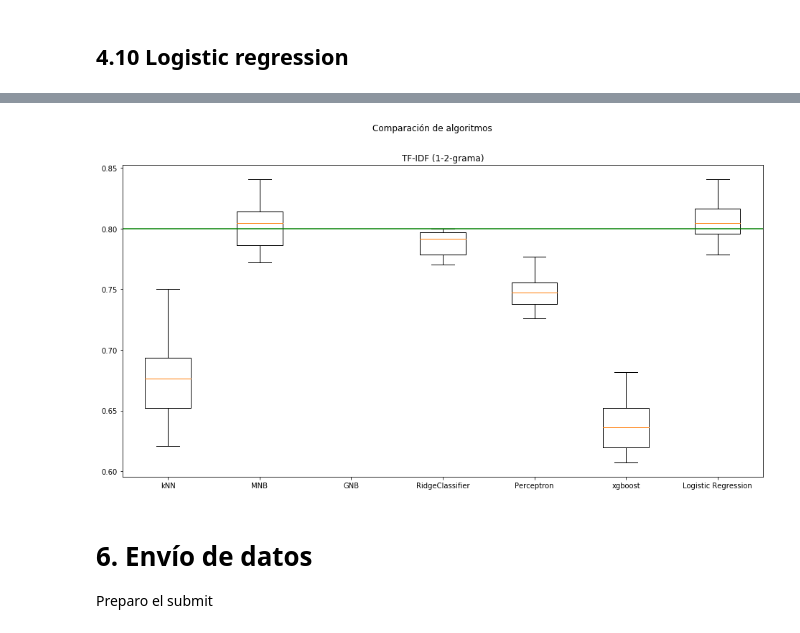
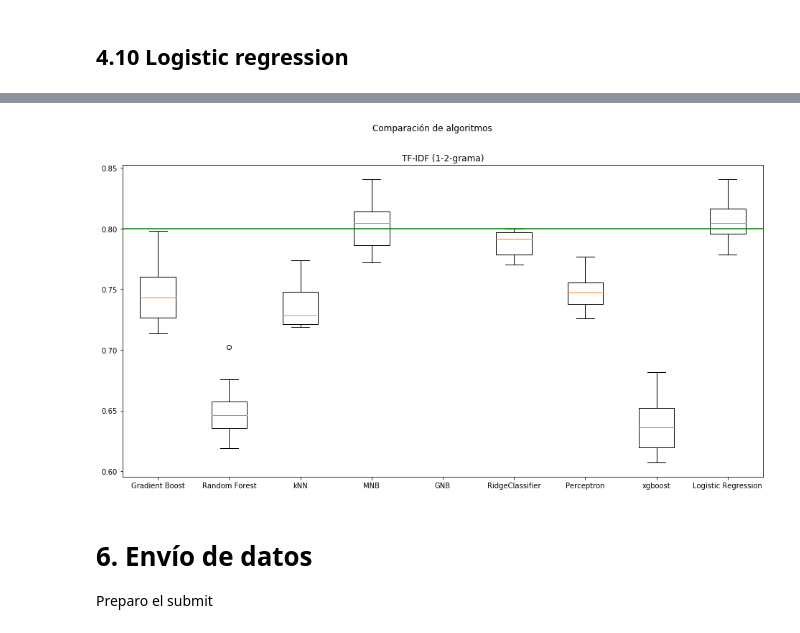
Before and after one commit to vnbarr/75.06-Datos, a Jupyter notebook: notebooks/TP2.ipynb, the cells around one changed output, grey strips where cells are left out. Cells and saved outputs as stored; diff of their text form; code cells hidden in the pictures.

Commit message:
Analisis de modelo al principio y al fin de la busqueda de hiperparametros

```diff
--- a/notebooks/TP2.ipynb
+++ b/notebooks/TP2.ipynb
@@ -1343,3 +1260,19 @@ RandomForestClassifier(max_depth=4, max_features=110, min_samples_leaf=50,
+# %%
+modelRF = {
+    "Count Vector": RandomForestClassifier(max_depth = 10),
+    "TF-IDF": RandomForestClassifier(max_depth = 10),
+    "Count Vector + ng":RandomForestClassifier(max_depth = 10),
+    "TF-IDF + ng": RandomForestClassifier(max_depth = 10),
+    "Feature Hashing":RandomForestClassifier(max_depth = 10),
+    "Word2Vec": RandomForestClassifier(max_depth = 10),
+    "Word2Vec + TF-IDF": RandomForestClassifier(max_depth = 10),
+    "Universal sentence encoder": RandomForestClassifier(max_depth=4, max_features=72, min_samples_leaf=41,
+                       min_samples_split=80, n_estimators=2000),
+    "Universal full": RandomForestClassifier(max_depth=4, max_features=113, min_samples_leaf=40,
+                       min_samples_split=70, n_estimators=1000),
+    "USE Sentiment" : RandomForestClassifier(max_depth=4, max_features=110, min_samples_leaf=50,
+                       min_samples_split=7, n_estimators=1350)
+}
 # %% [markdown]
 ## 4.4 Decision Tree
 # %%
@@ -1739,3 +1696,17 @@ Fitting 3 folds for each of 200 candidates, totalling 600 fits
+# %%
+
+modelKNN = {
+    "Count Vector": KNeighborsClassifier(leaf_size=1, n_neighbors=1),
+    "TF-IDF": KNeighborsClassifier(leaf_size=1, n_neighbors=51),
+    "Count Vector + ng":KNeighborsClassifier(leaf_size=1, n_neighbors=1),
+    "TF-IDF + ng":KNeighborsClassifier(leaf_size=1, n_neighbors=51),
+    "Feature Hashing":KNeighborsClassifier(leaf_size=1, n_neighbors=21),
+    "Word2Vec":KNeighborsClassifier(leaf_size=1, n_neighbors=1, p=1),
+    "Word2Vec + TF-IDF": KNeighborsClassifier(leaf_size=1, n_neighbors=1, p=1),
+    "Universal sentence encoder": KNeighborsClassifier(leaf_size=1, n_neighbors=41),
+    "Universal full":KNeighborsClassifier(leaf_size=1, n_neighbors=91),
+    "USE Sentiment" :KNeighborsClassifier(leaf_size=1, n_neighbors=91)
+}
 # %% [markdown]
 ## 4.6 Multinominal Naive Bayes
 # %%
@@ -1808,3 +1781,16 @@ Negative values in data passed to MultinomialNB (input X)
+# %%
+modelMNB = {
+    "Count Vector": MultinomialNB(),
+    "TF-IDF":MultinomialNB(alpha=0.9),
+    "Count Vector + ng":MultinomialNB(),
+    "TF-IDF + ng": MultinomialNB(alpha=0.9),
+    "Feature Hashing":MultinomialNB(),
+    "Word2Vec": MultinomialNB(),
+    "Word2Vec + TF-IDF": MultinomialNB(),
+    "Universal sentence encoder": MultinomialNB(),
+    "Universal full":MultinomialNB(),
+    "USE Sentiment" : MultinomialNB()
+}
 # %% [markdown]
 ## 4.6 Gaussian Naive Bayes
 # %%
@@ -1976,14 +1956,16 @@ graph_classifier(x_train_cv, y_train_cv,"CountVector",modelsDict)
 # %%
 #Datos para TF-IDF
 modelsDict = {
+    "Gradient Boost": modelGB["TF-IDF"],
+    "Random Forest": modelRF["TF-IDF"],
     "kNN": modelKNN["TF-IDF"],
     'MNB': modelMNB["TF-IDF"],
     'GNB': modelGNB["TF-IDF"],
     'RidgeClassifier': modelRC["TF-IDF"],
     'Perceptron': modelPE["TF-IDF"],
     'xgboost': modelXG["TF-IDF"],
     "Logistic Regression":modelLR["TF-IDF"]
     }
 graph_classifier(x_train_tf, y_train_tf,"TF-IDF (1-2-grama)",modelsDict)
 # %% [output]
-[figure, old version]
+[figure, new version]
```
Also changed, not shown: parts of 54 cells of this notebook.
